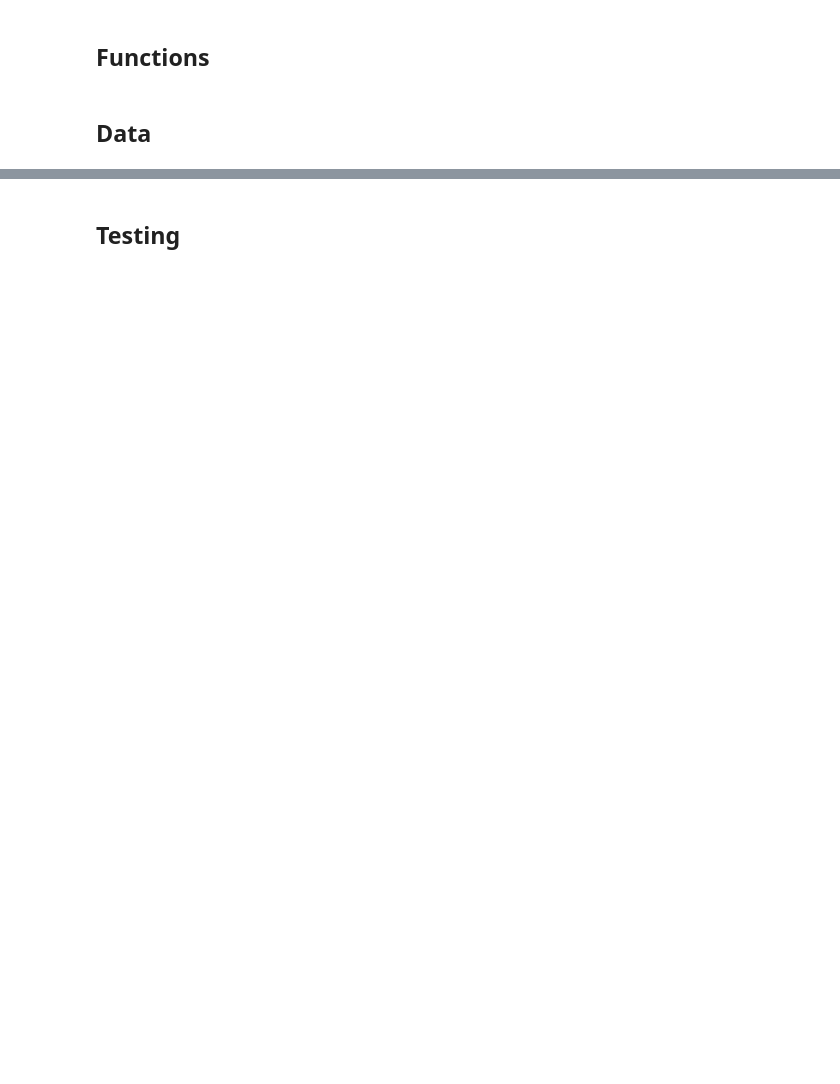
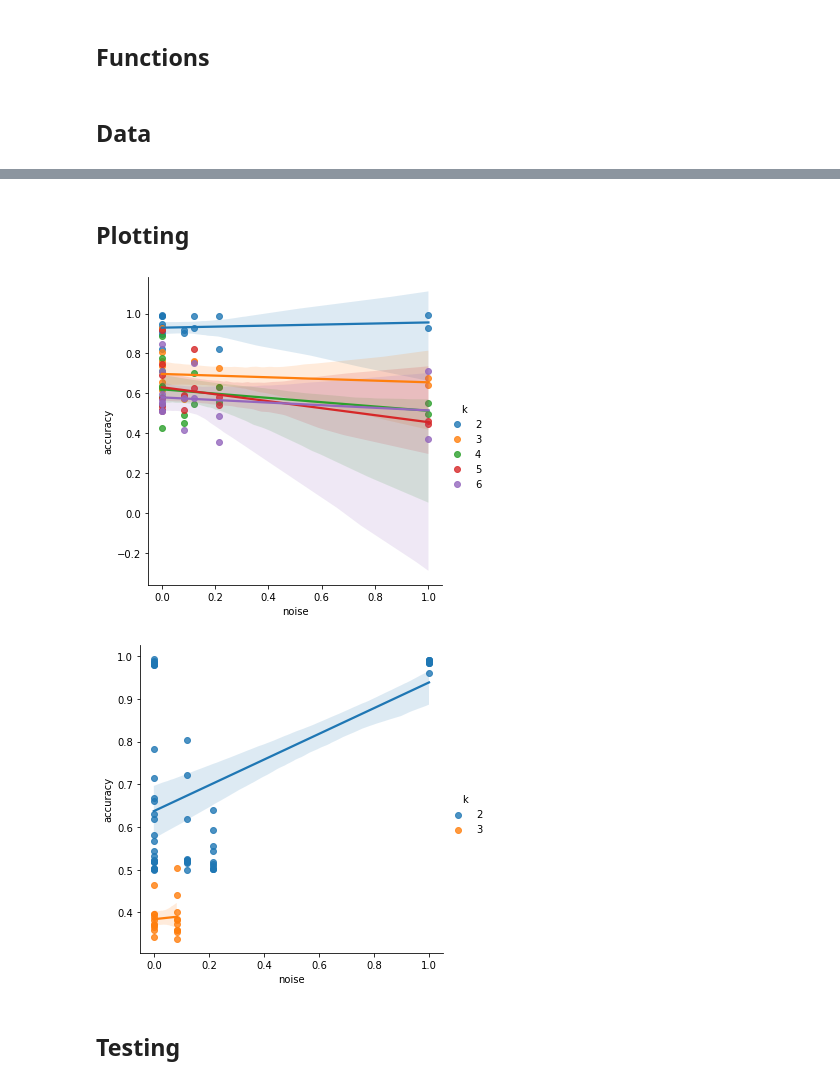
Before and after one commit to nonieA/clustEHR, a Jupyter notebook: notebooks/experiments_test.ipynb, the cells around one changed output, grey strips where cells are left out. Cells and saved outputs as stored; diff of their text form; code cells hidden in the pictures; blank space fills up the shorter version.

Commit message:
test experiments

```diff
--- a/notebooks/experiments_test.ipynb
+++ b/notebooks/experiments_test.ipynb
@@ -25,2 +51,9 @@ def create_dict(file_name,sets):
 # %% [markdown]
 ## Data
+# %%
+file_list = os.listdir('new_test')
+file_list = [i for i in file_list if '.json' not in i]
+# %%
+results_list = [create_dict(i,j) for i in file_list for j in range(4)]
+# %%
+results_df = pd.DataFrame(results_list)
@@ -26,0 +76,11 @@ def create_dict(file_name,sets):
+# %% [markdown]
+## Plotting
+# %%
+true_desc = results_df[results_df['description'] == 'true']
+false_desc = results_df[results_df['description'] == 'false']
+# %%
+false_plot = sns.lmplot(x = 'noise',y='accuracy',data=false_desc,hue='k')
+true_plot = sns.lmplot(x = 'noise',y='accuracy',data=true_desc,hue='k')
+# %% [output]
+[figure, added]
+[figure, added]
```
Also changed, not shown: parts of 17 cells of this notebook.
